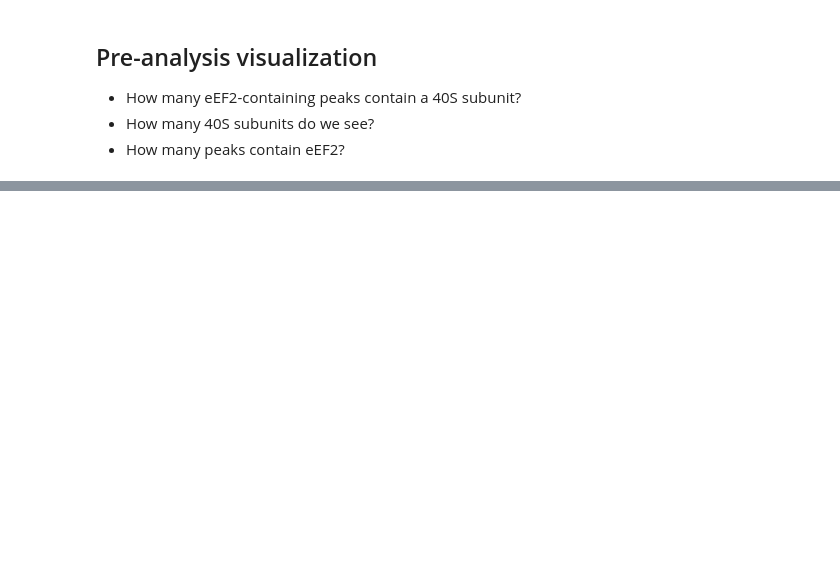
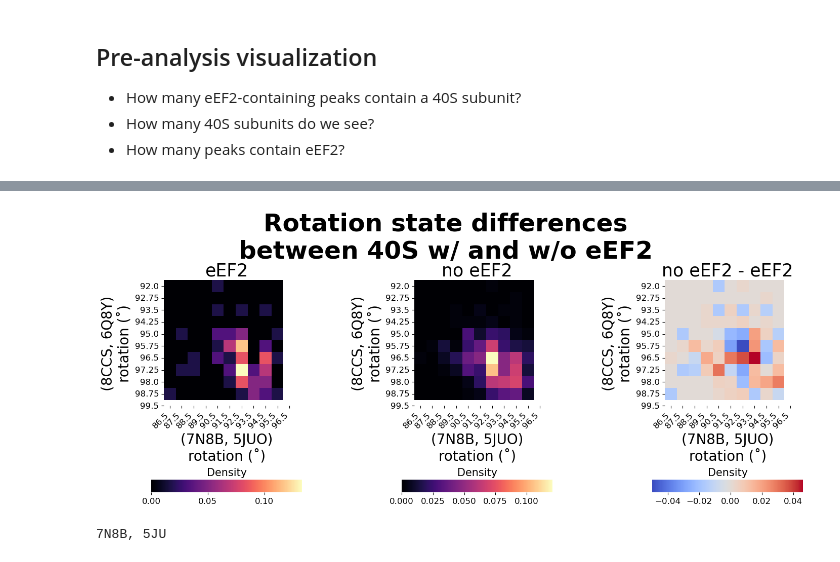
Before and after one commit to pcbve1/eEF2_CHX_analysis, a Jupyter notebook: testset_eEF2_finding.ipynb, the cells around one changed output, grey strips where cells are left out. Drawn from its saved outputs; the diff is of its cells as text; code cells hidden in the pictures; blank space fills up the shorter version.

Commit message:
Analyze eEF2 data and add scripts to utils.py to accompish that goal

```diff
--- a/testset_eEF2_finding.ipynb
+++ b/testset_eEF2_finding.ipynb
@@ -174,3 +175,18 @@ plot_overlaps(matched_eEF2_40S_treated, "\nCHX data")
+# %%
+from utils import *
+_, eEF2_two_axes, _, no_eEF2_40S_two_axes, _, _ = get_overlaps(analysis_df)
+eEF2_two_axes_peaks = analysis_df[analysis_df["index_combo"].isin(eEF2_two_axes)].copy()
+no_eEF2_two_axes_peaks = analysis_df[analysis_df["index_combo"].isin(no_eEF2_40S_two_axes)].copy()
+
+plot_heatmaps(eEF2_two_axes_peaks, no_eEF2_two_axes_peaks)
+# %% [output]
+[figure, added]
+# %%
+from utils import *
+test_label = "(7N8B, 5JUO)"
+label_to_display(test_label)
+# %% [output]
+7N8B, 5JU
 # %% [markdown]
 ***
 
```
Also changed, not shown: parts of 7 cells of this notebook, 1 other file.
